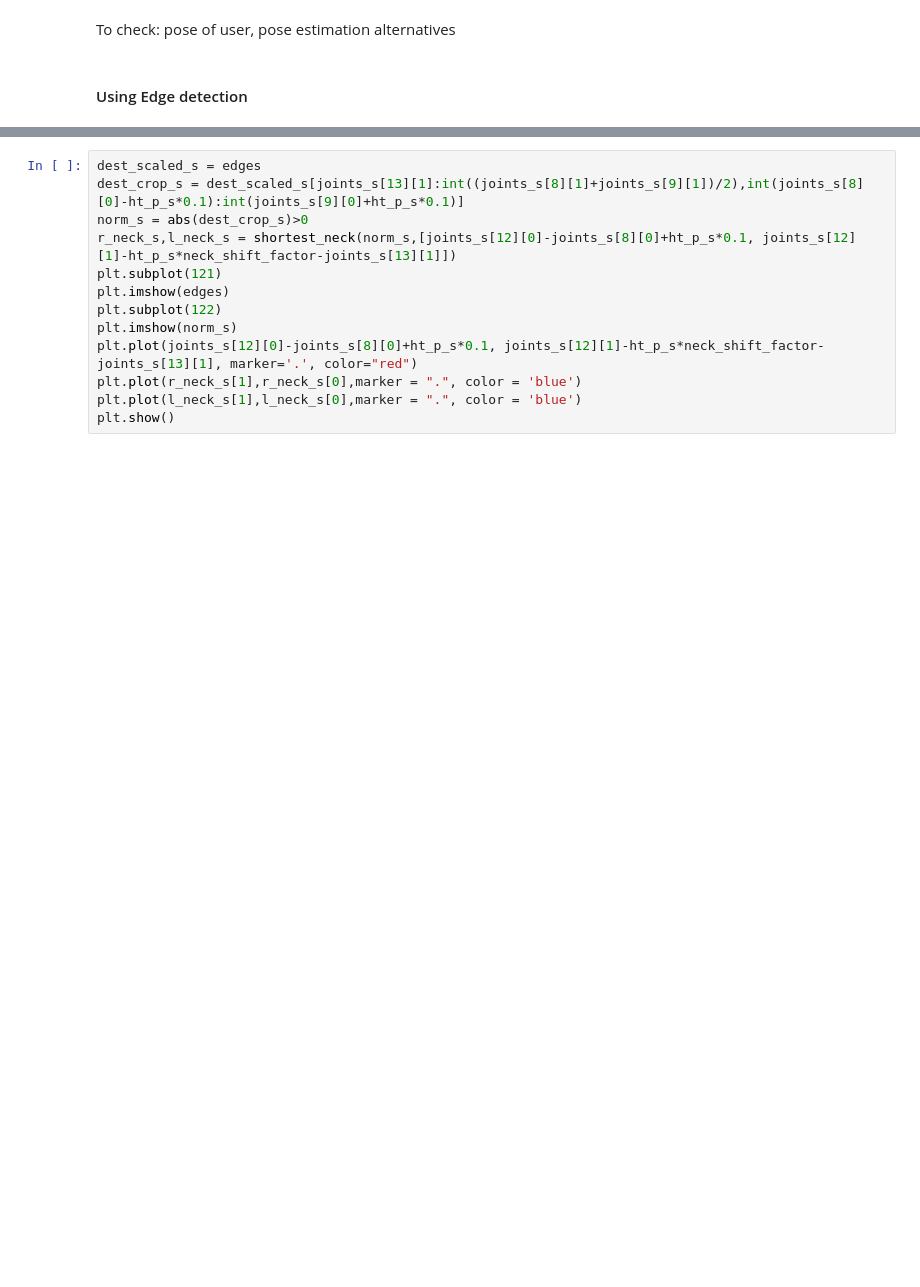
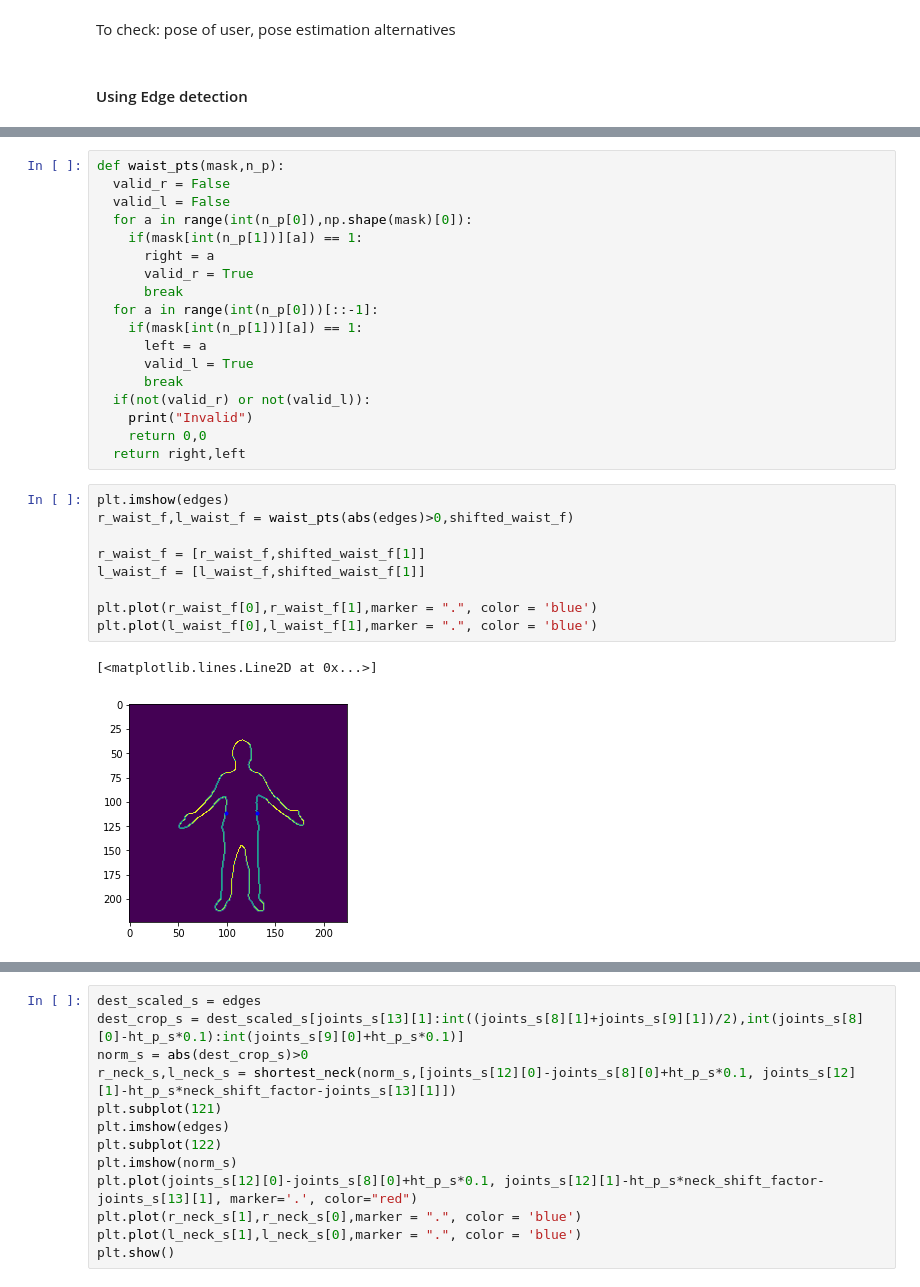
Before and after one commit to sam189239/2D-Auto-Measurement, a Jupyter notebook: main.ipynb, the cells around one changed output, grey strips where cells are left out. Drawn from its saved outputs; the diff is of its cells as text; blank space fills up the shorter version.

```diff
--- a/main.ipynb
+++ b/main.ipynb
@@ -388,3 +397,33 @@ plt.show()
+# %%
+def waist_pts(mask,n_p):
+  valid_r = False
+  valid_l = False
+  for a in range(int(n_p[0]),np.shape(mask)[0]):
+    if(mask[int(n_p[1])][a]) == 1:
+      right = a
+      valid_r = True
+      break
+  for a in range(int(n_p[0]))[::-1]:
+    if(mask[int(n_p[1])][a]) == 1:
+      left = a
+      valid_l = True
+      break
+  if(not(valid_r) or not(valid_l)):
+    print("Invalid")
+    return 0,0
+  return right,left
+# %%
+plt.imshow(edges)
+r_waist_f,l_waist_f = waist_pts(abs(edges)>0,shifted_waist_f)
+
+r_waist_f = [r_waist_f,shifted_waist_f[1]]
+l_waist_f = [l_waist_f,shifted_waist_f[1]]
+
+plt.plot(r_waist_f[0],r_waist_f[1],marker = ".", color = 'blue')
+plt.plot(l_waist_f[0],l_waist_f[1],marker = ".", color = 'blue')
+# %% [output]
+[<matplotlib.lines.Line2D at 0x...>]
+[figure, added]
 # %%
 dest_f = corner_detection(mask_f)
 dest_scaled_f = edges
```
Also changed, not shown: parts of 15 cells of this notebook, 11 other files.
